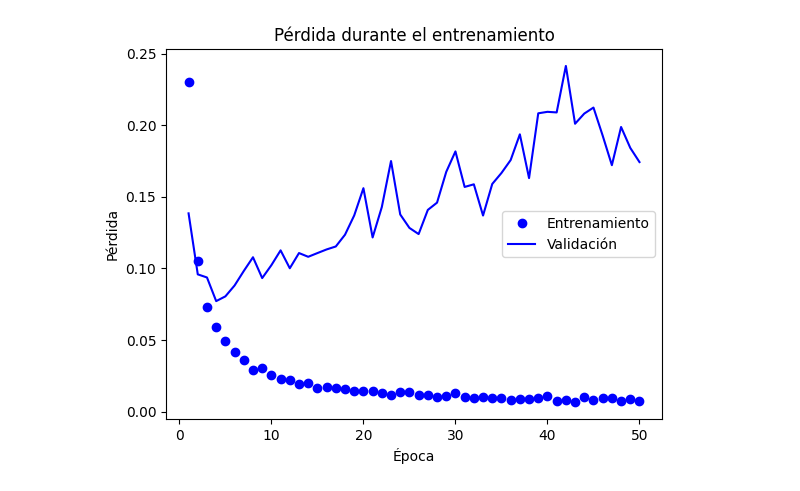
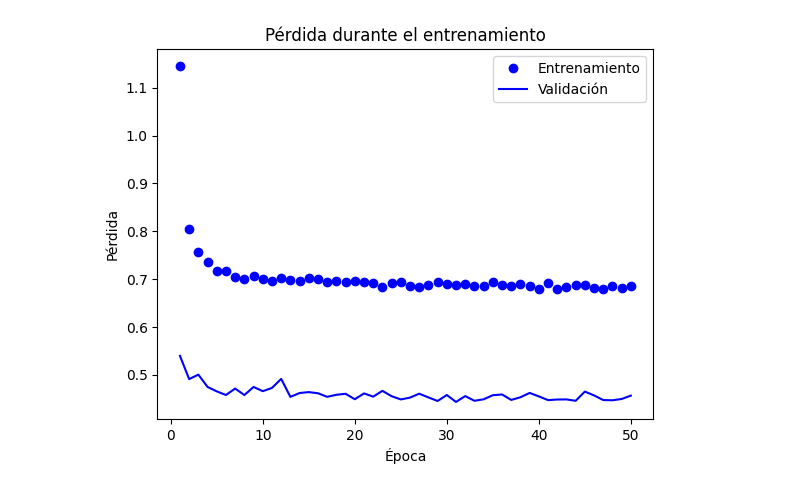
Before and after one commit to AldousSama/Tarea1, a Jupyter notebook: Tarea_3.ipynb, the cells around one changed output. Drawn from its saved outputs; the diff is of its cells as text; code cells hidden in the pictures.

```diff
--- a/Tarea_3.ipynb
+++ b/Tarea_3.ipynb
@@ -10,7 +10,8 @@ from keras.layers import Dense
 from keras.optimizers import SGD, Adam
 from keras.utils import to_categorical
 import time  # Importa el módulo time
-
+from keras.regularizers import l1, l2, l1_l2 #Ahora importaré los regularizadores
+from keras.layers import Dropout
 # Carga los datos MNIST
 (training_images, training_labels), (test_images, test_labels) = mnist.load_data()
 
@@ -26,9 +27,12 @@ test_labels = to_categorical(test_labels)
 
 # Cremos el modelo de la red neuronal ESTE ES MI PRIMER EXPERIMENTO, DONDE AGREGARE MÁS CAPAS OCULTAS
 model = Sequential()
-model.add(Dense(units=128, activation='relu', input_dim=784))  # Aumentamos el número de neuronas y cambiamos la función de activación
-model.add(Dense(units=64, activation='relu'))  # Agregamos una capa oculta adicional
-model.add(Dense(units=32, activation='relu'))  # Agregamos otra capa oculta
+model.add(Dense(units=128, activation='relu', input_dim=784, kernel_regularizer=l1_l2(l1=0.0001, l2=0.0001)))
+model.add(Dropout(0.5))  # Agrega Dropout con una tasa del 50%
+model.add(Dense(units=64, activation='relu', kernel_regularizer=l1_l2(l1=0.0001, l2=0.0001)))
+model.add(Dropout(0.5))
+model.add(Dense(units=32, activation='relu', kernel_regularizer=l1_l2(l1=0.0001, l2=0.0001)))
+model.add(Dropout(0.5))
 model.add(Dense(units=10, activation='softmax'))
 
 # Aquí lo compilo con crossentropy y el optimizador que había usado
@@ -86 +90 @@ Tiempo de entrenamiento: 983.93 segundos
-[figure, old version]
+[figure, new version]
```
Also changed, not shown: parts of 1 cell of this notebook.
